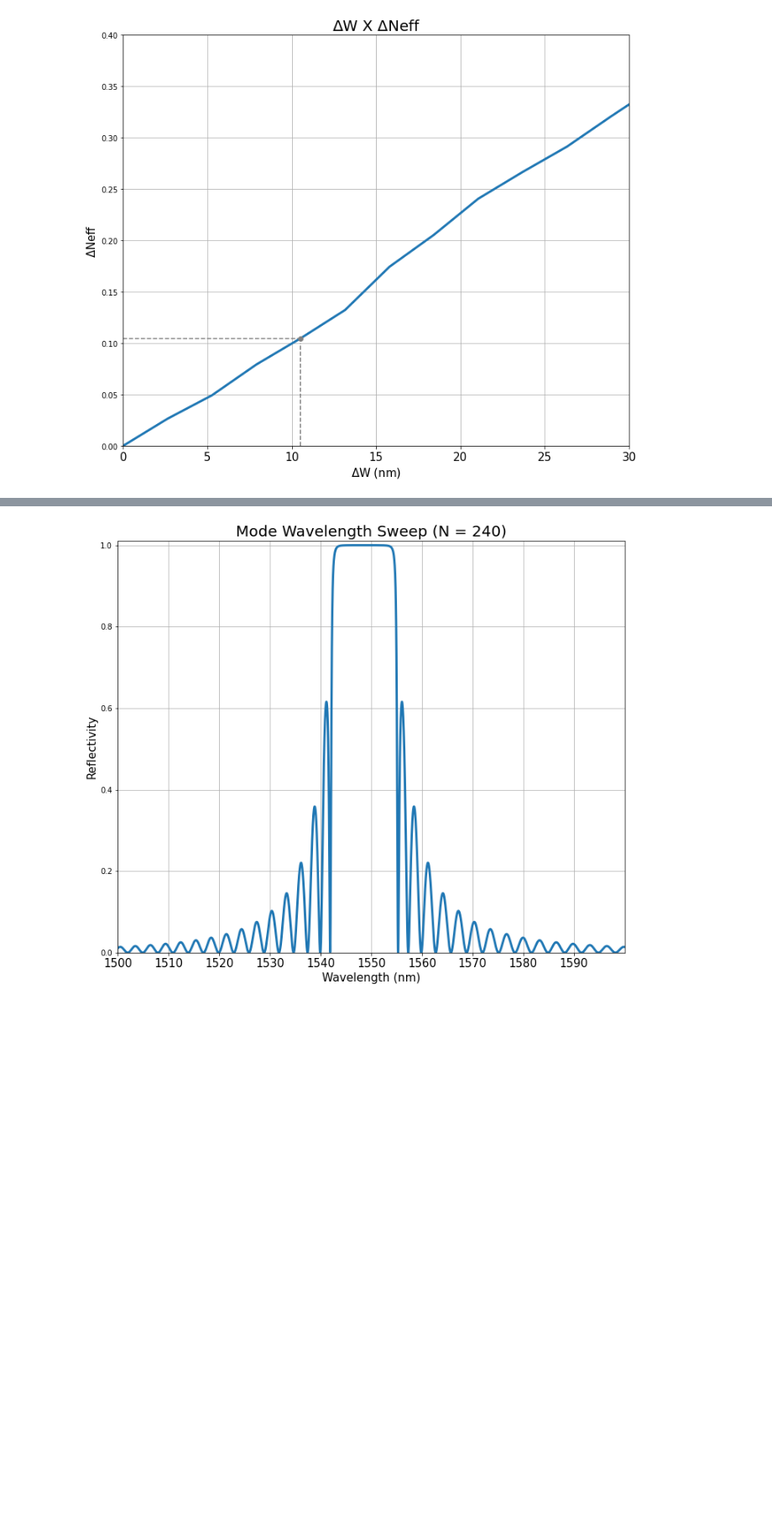
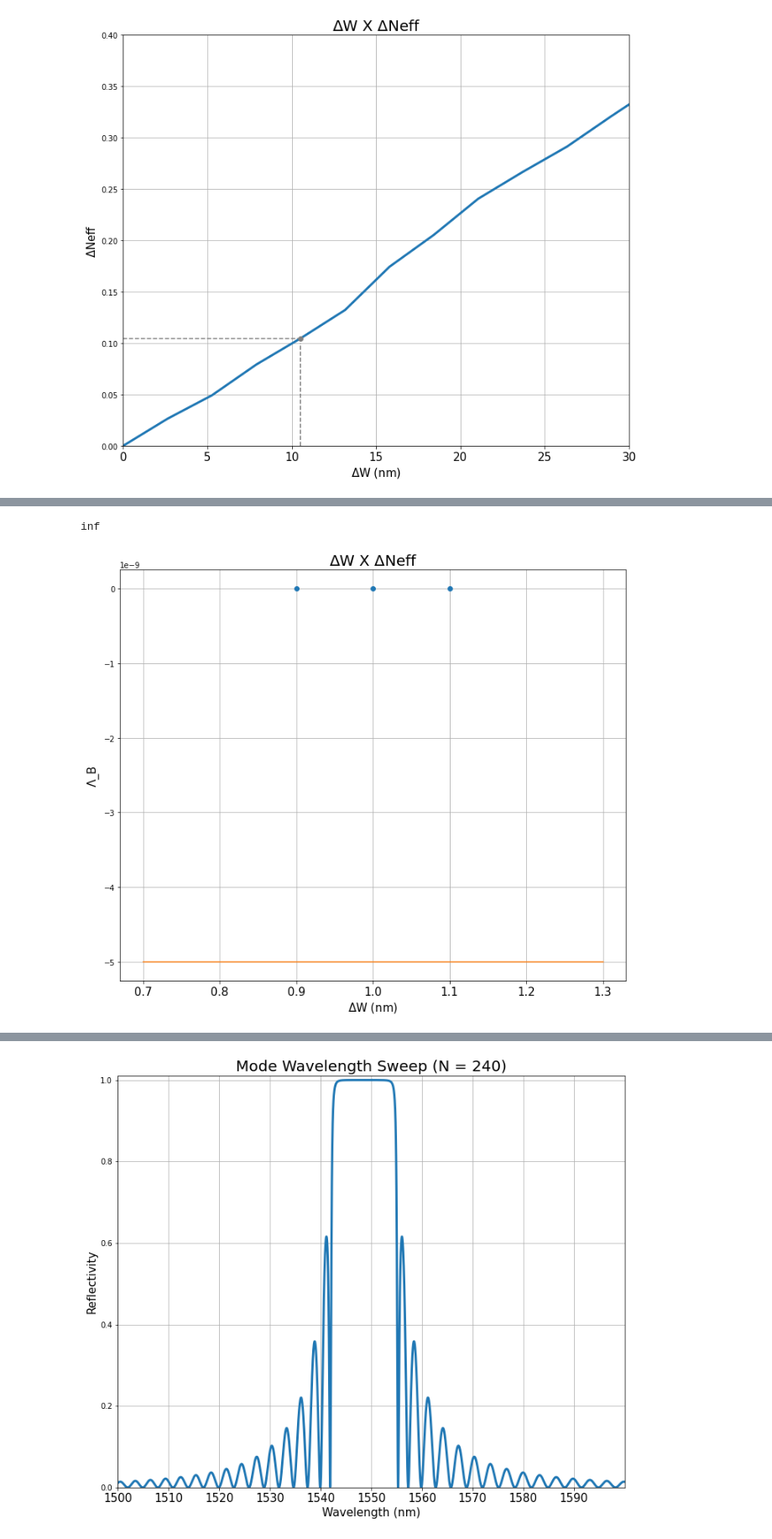
Before and after one commit to Leoopessoa/Bragg_Grating, a Jupyter notebook: Simulation/Initial_calculations.ipynb, the cells around one changed output, grey strips where cells are left out. Shown: that part at 84% size. Cells and saved outputs as stored; diff of their text form; code cells hidden in the pictures; blank space fills up the shorter version.

```diff
--- a/Simulation/Initial_calculations.ipynb
+++ b/Simulation/Initial_calculations.ipynb
@@ -265,7 +267,10 @@ mode = lumapi.MODE()
 # %%
 # Simulation on EME
 
-dw = 10.53e-9
+dw = 24e-9
+N = 82
+gratingPeriod = 344.3777e-9
+
 
 mode.switchtolayout()
 mode.deleteall()
@@ -407,3 +531,27 @@ FWHM = [14.943]nm
+# %%
+figure5 = plt.figure(figsize=(12, 10))
+
+period = period
+plt.plot(period,peaks,'o')
+a = (peaks[-1]-peaks[0])/(period[-1]-period[0])
+b = peaks[0] -a*period[0]
+b = b - 0.005e-6
+
+p = np.linspace(0.7,1.3,100)
+f = b + np.multiply(p,a)
+plt.plot(p,f)
+print((1.55e-6 - b)/a*1e9)
+plt.grid()
+plt.title('$\Delta$W X $\Delta$Neff', size = 20)
+plt.xlabel('$\Delta$W (nm)', size = '15')
+plt.ylabel('$\Lambda$_B', size = '15')
+#plt.xlim(1500e-9, 1600e-9)
+#plt.ylim(0,0.4)
+plt.xticks(size = '15')
+figure5.savefig('DeltaW_x_DeltaNeff.png')
+# %% [output]
+inf
+[figure, added]
 # %%
 # diferent N values Test (2*N)
 
```
Also changed, not shown: parts of 24 cells of this notebook, 8 other files.
